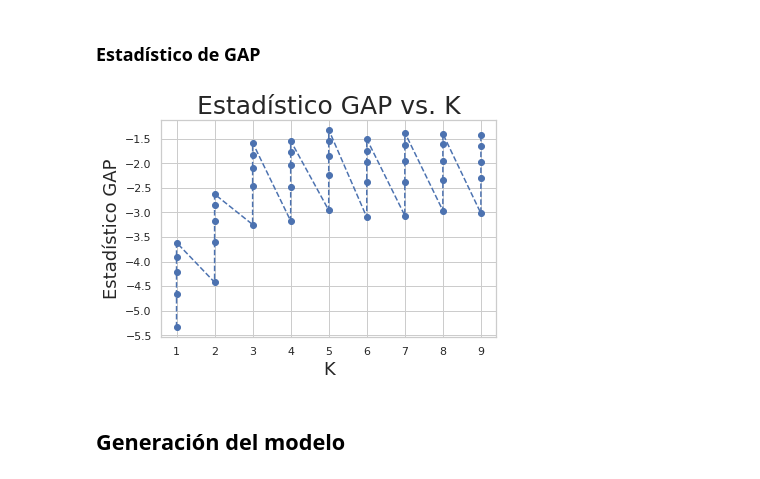
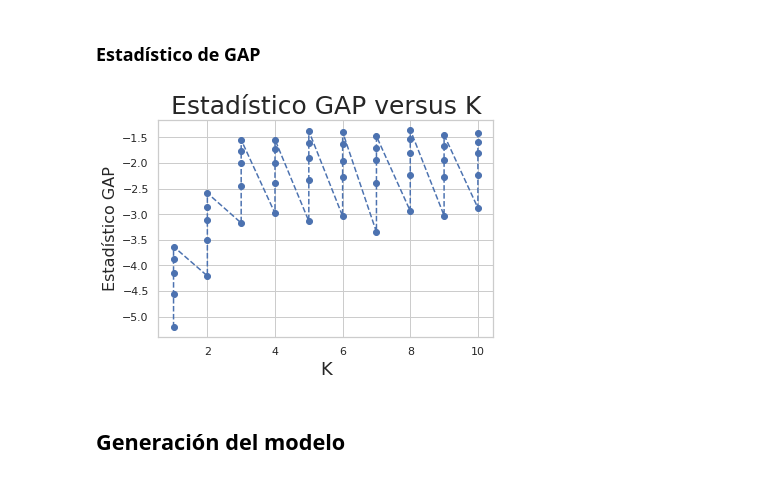
Before and after one commit to jamezahidalgo/PilotoTutoria, a Jupyter notebook: PRY_ModeloTutoria.ipynb, the cells around one changed output. Cells and saved outputs as stored; diff of their text form; code cells hidden in the pictures.

```diff
--- a/PRY_ModeloTutoria.ipynb
+++ b/PRY_ModeloTutoria.ipynb
@@ -111,3 +111,11 @@ plt.ylabel("Densidad")
 plt.show();
 # %% [output]
 [figure]
+# %%
+sns.set(style='whitegrid')
+f, ax = plt.subplots(1,1, figsize=(12, 8))
+ax = sns.histplot(data_frame['nota'], kde = True, color = 'c')
+plt.title('Distribución de notas', fontsize = 28)
+plt.xlabel("Notas")
+plt.ylabel("Densidad")
+plt.show();
@@ -424,13 +433,13 @@ def get_cluster_GAP(data, nrefs=3, maxClusters=15):
         resultsdf = resultsdf.append({'clusterCount':k, 'gap':gap}, ignore_index=True)
     return (gaps.argmax() + 1, resultsdf)
 # %%
-score_g, df = get_cluster_GAP(PCA_components.iloc[:,:2], nrefs=5, maxClusters=10)
+score_g, df = get_cluster_GAP(PCA_components.iloc[:,:2], nrefs=5, maxClusters=11)
 plt.plot(df['clusterCount'], df['gap'], linestyle='--', marker='o', color='b');
 plt.xlabel('K', fontsize=18);
-plt.ylabel('Estadístico GAP', fontsize=18);
-plt.title('Estadístico GAP vs. K', fontsize=25);
+plt.ylabel('Estadístico GAP', fontsize=16);
+plt.title('Estadístico GAP versus K', fontsize=25);
 # %% [output]
-[figure, old version]
+[figure, new version]
 # %% [markdown]
 ## Generación del modelo
 # %%
```
Also changed, not shown: parts of 27 cells of this notebook, 1 other file.
